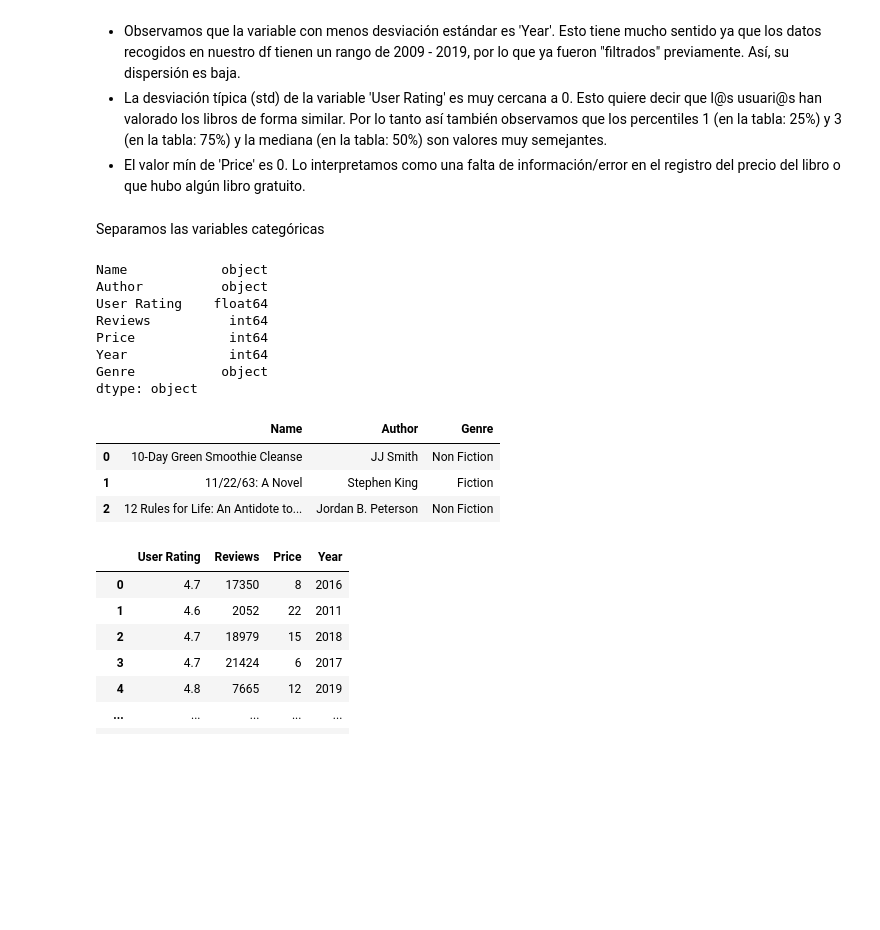
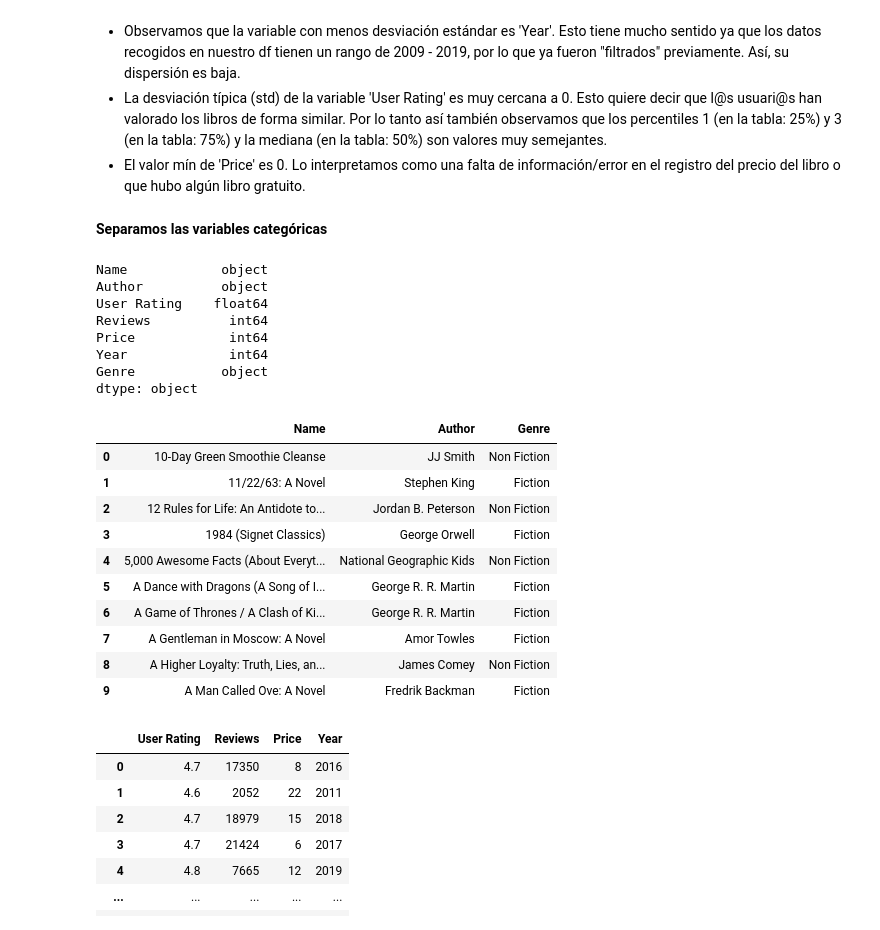
Before and after one commit to Adalab/DA-promo-A-module-2-pairprog-2-pair-3-Alicia-Laura, a Jupyter notebook: Estadistica/pair_estad_2.ipynb, the cells around one changed output. Cells and saved outputs as stored; diff of their text form; code cells hidden in the pictures; blank space fills up the shorter version.

```diff
--- a/Estadistica/pair_estad_2.ipynb
+++ b/Estadistica/pair_estad_2.ipynb
@@ -54,7 +70,7 @@ Aquí encontramos los principales estadísticos de las variables numéricas de n
 - La desviación típica (std) de la variable 'User Rating' es muy cercana a 0. Esto quiere decir que l@s usuari@s han valorado los libros de forma similar. Por lo tanto así también observamos que los percentiles 1 (en la tabla: 25%) y 3 (en la tabla: 75%) y la mediana (en la tabla: 50%) son valores muy semejantes.
 - El valor mín de 'Price' es 0. Lo interpretamos como una falta de información/error en el registro del precio del libro o que hubo algún libro gratuito.
 # %% [markdown]
-Separamos las variables categóricas
+**Separamos las variables categóricas**
 # %%
 df.dtypes
 # %% [output]
@@ -68,12 +84,19 @@ Genre           object
 dtype: object
 # %%
 df_categoricas = df[["Name", "Author", "Genre"]]
-df_categoricas.head(3)
+df_categoricas.head()
 # %% [output]
 |  | Name | Author | Genre |
 | 0 | 10-Day Green Smoothie Cleanse | JJ Smith | Non Fiction |
 | 1 | 11/22/63: A Novel | Stephen King | Fiction |
 | 2 | 12 Rules for Life: An Antidote to... | Jordan B. Peterson | Non Fiction |
+| 3 | 1984 (Signet Classics) | George Orwell | Fiction |
+| 4 | 5,000 Awesome Facts (About Everyt... | National Geographic Kids | Non Fiction |
+| 5 | A Dance with Dragons (A Song of I... | George R. R. Martin | Fiction |
+| 6 | A Game of Thrones / A Clash of Ki... | George R. R. Martin | Fiction |
+| 7 | A Gentleman in Moscow: A Novel | Amor Towles | Fiction |
+| 8 | A Higher Loyalty: Truth, Lies, an... | James Comey | Non Fiction |
+| 9 | A Man Called Ove: A Novel | Fredrik Backman | Fiction |
 # %%
 df_numericas
 # %% [output]
```
Also changed, not shown: parts of 21 cells of this notebook, 1 other file.
